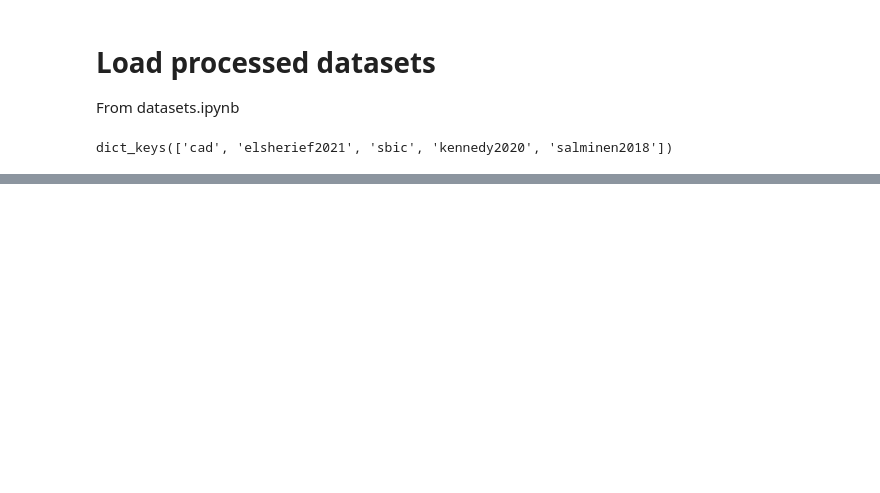
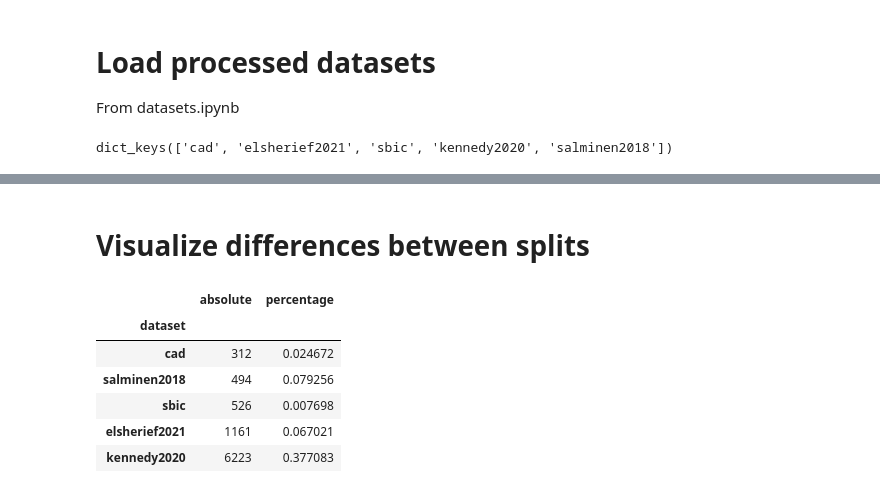
Before and after one commit to michaelmilleryoder/hate_speech_identities, a Jupyter notebook: jupyter/dataset_splits.ipynb, the cells around one changed output, grey strips where cells are left out. Drawn from its saved outputs; the diff is of its cells as text; code cells hidden in the pictures; blank space fills up the shorter version.

```diff
--- a/jupyter/dataset_splits.ipynb
+++ b/jupyter/dataset_splits.ipynb
@@ -154,0 +189,13 @@ Name: hate, dtype: float64
+# %% [markdown]
+# Visualize differences between splits
+# %%
+diffs_df = pd.DataFrame(diffs).set_index('dataset').sort_values('absolute')
+diffs_df
+# %% [output]
+|  | absolute | percentage |
+| dataset |  |  |
+| cad | 312 | 0.024672 |
+| salminen2018 | 494 | 0.079256 |
+| sbic | 526 | 0.007698 |
+| elsherief2021 | 1161 | 0.067021 |
+| kennedy2020 | 6223 | 0.377083 |
```
Also changed, not shown: parts of 4 cells of this notebook, 1 other file.
